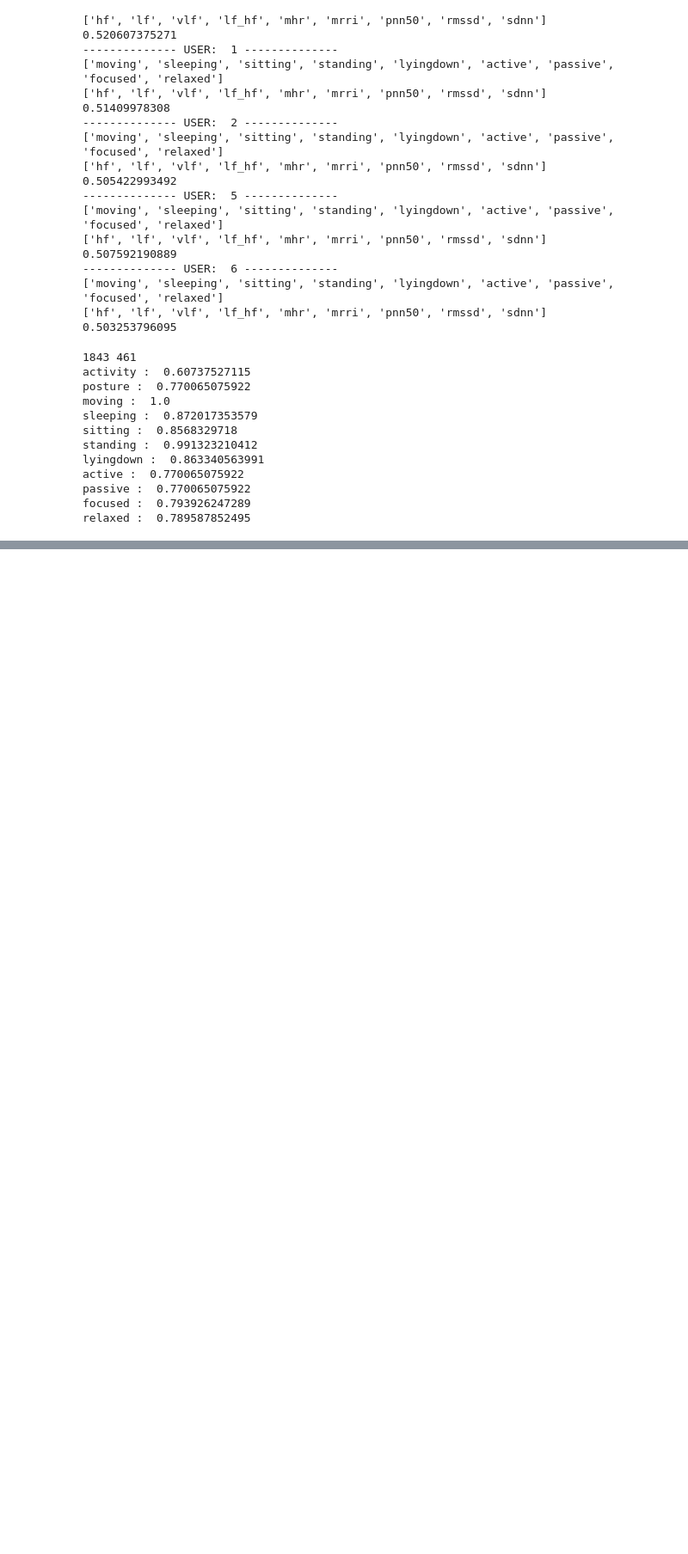
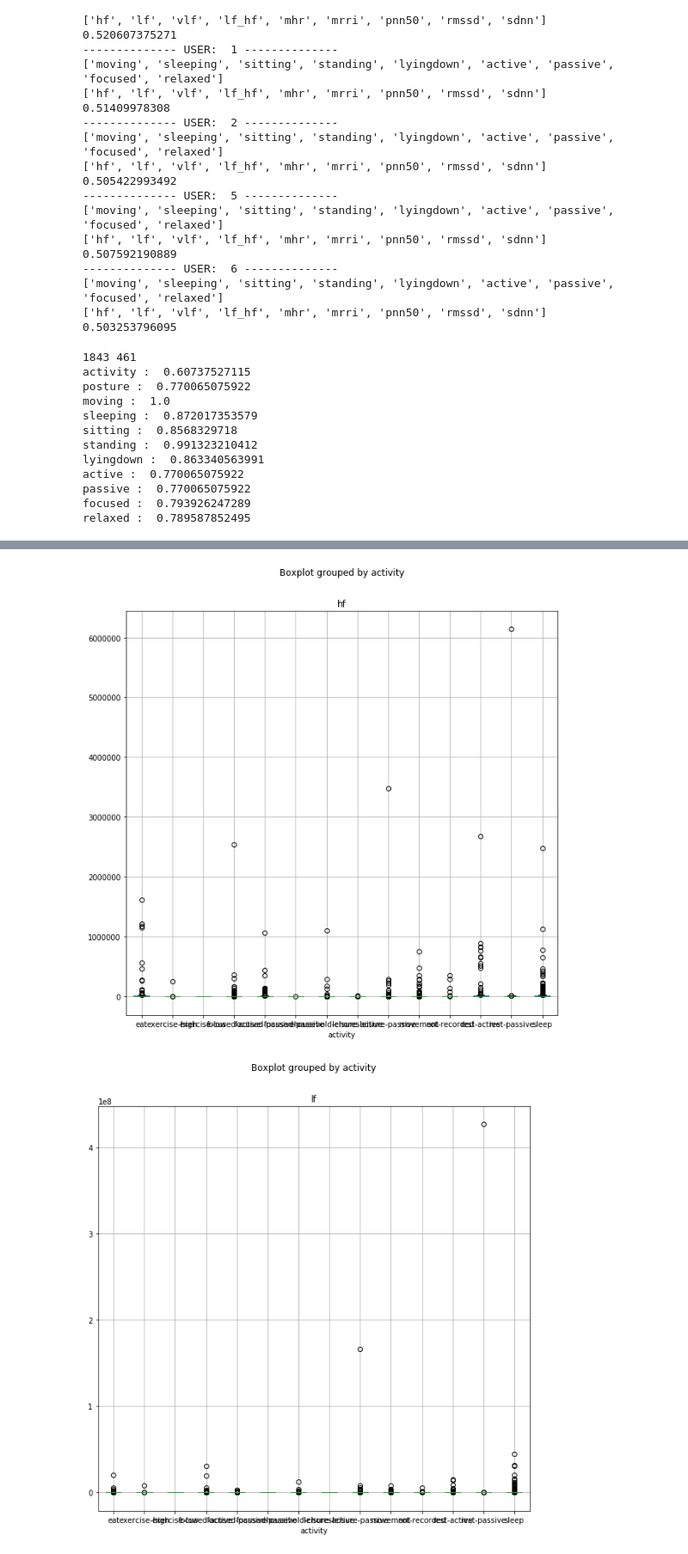
Before and after one commit to jucc/HeRV_analysis, a Jupyter notebook: classification/HeRV_analysis_201801.ipynb, the cells around one changed output, grey strips where cells are left out. Shown at 86% size. Saved outputs shown, nothing was run; the diff lists cells and outputs as text; code cells hidden in the pictures; blank space fills up the shorter version.

```diff
--- a/classification/HeRV_analysis_201801.ipynb
+++ b/classification/HeRV_analysis_201801.ipynb
@@ -349,0 +367,9 @@ NameError: name 'df_wake' is not defined
+# %%
+ndf = pd.read_excel(filename)
+
+for feature in features_red:
+    fig, ax = plt.subplots(figsize=(10,  10))
+    ndf.boxplot(feature, 'activity', ax)
+# %% [output]
+[figure, added]
+[figure, added]
```
Also changed, not shown: parts of 3 cells of this notebook, 2 other files.
